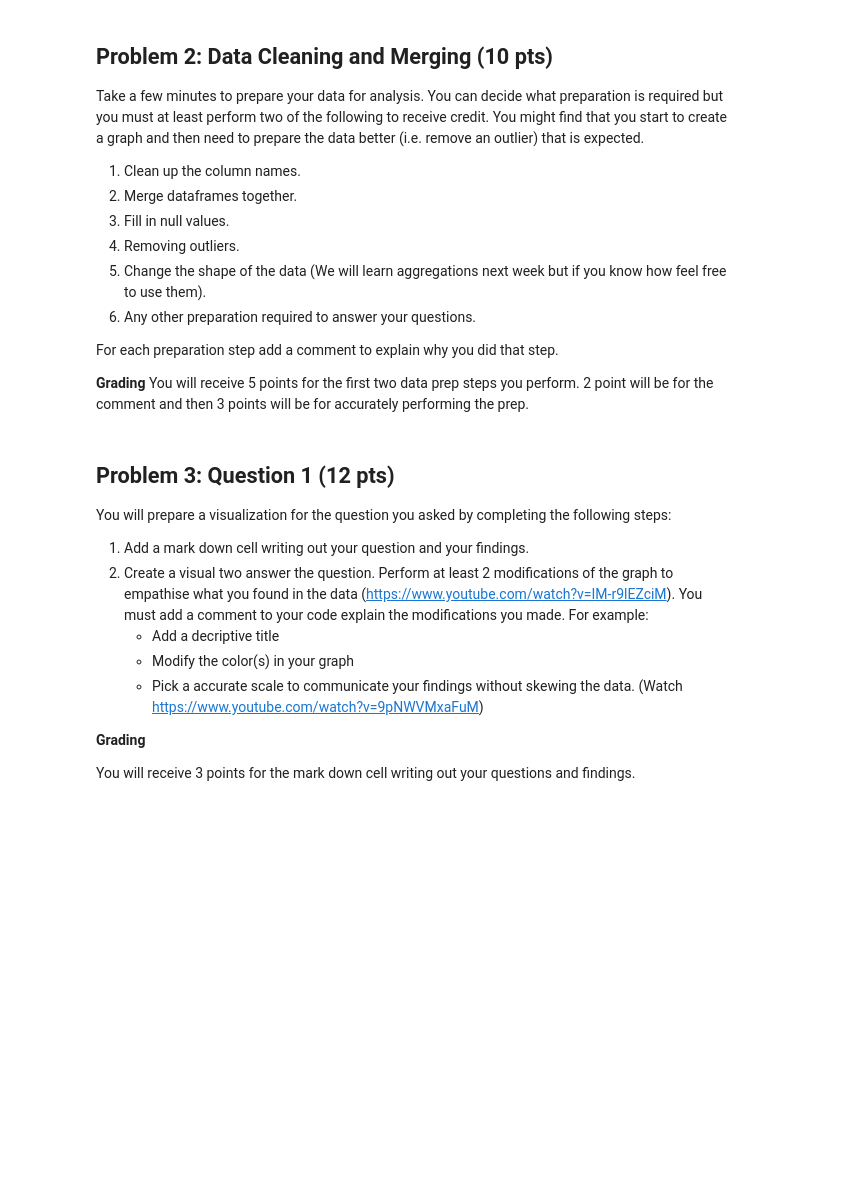
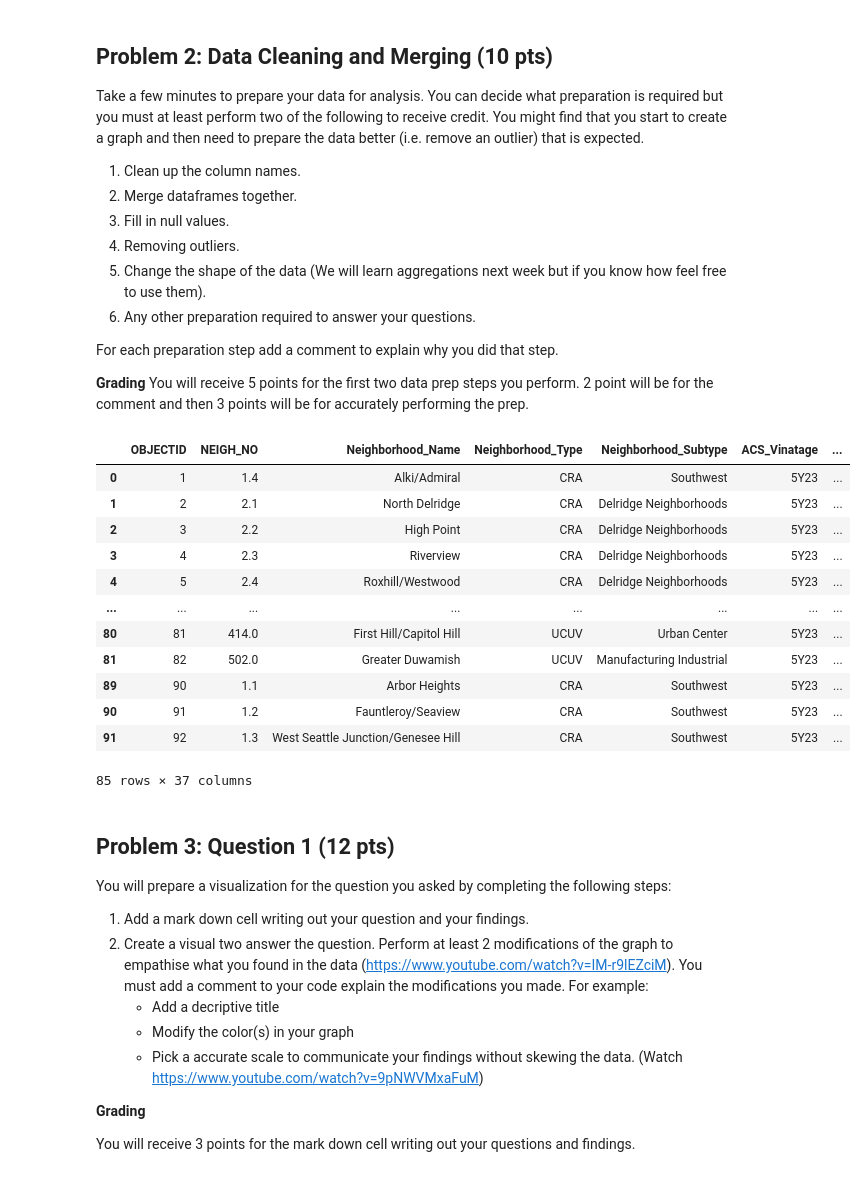
Before and after one commit to jklinck/AD450Winter2026, a Jupyter notebook: week_9_viz_determ.ipynb, the cells around one changed output. Cells and saved outputs as stored; diff of their text form; code cells hidden in the pictures; blank space fills up the shorter version.

```diff
--- a/week_9_viz_determ.ipynb
+++ b/week_9_viz_determ.ipynb
@@ -199,6 +203,25 @@ Take a few minutes to prepare your data for analysis. You can decide what prepar
 For each preparation step add a comment to explain why you did that step.
 
 **Grading** You will receive 5 points for the first two data prep steps you perform. 2 point will be for the comment and then 3 points will be for accurately performing the prep.
+# %%
+dis_health_df.dropna()
+# income_df.dropna()    if you do this it deletes all of the rows
+dis_health_df = dis_health_df.rename(columns = {"Population_18_years_and_Over": "Population_18+", "Population_18_to_64_years": "Population_18-64"})
+dis_health_df.dropna()
+# %% [output]
+|  | OBJECTID | NEIGH_NO | Neighborhood_Name | Neighborhood_Type | Neighborhood_Subtype | ACS_Vinatage | ... |
+| 0 | 1 | 1.4 | Alki/Admiral | CRA | Southwest | 5Y23 | ... |
+| 1 | 2 | 2.1 | North Delridge | CRA | Delridge Neighborhoods | 5Y23 | ... |
+| 2 | 3 | 2.2 | High Point | CRA | Delridge Neighborhoods | 5Y23 | ... |
+| 3 | 4 | 2.3 | Riverview | CRA | Delridge Neighborhoods | 5Y23 | ... |
+| 4 | 5 | 2.4 | Roxhill/Westwood | CRA | Delridge Neighborhoods | 5Y23 | ... |
+| ... | ... | ... | ... | ... | ... | ... | ... |
+| 80 | 81 | 414.0 | First Hill/Capitol Hill | UCUV | Urban Center | 5Y23 | ... |
+| 81 | 82 | 502.0 | Greater Duwamish | UCUV | Manufacturing Industrial | 5Y23 | ... |
+| 89 | 90 | 1.1 | Arbor Heights | CRA | Southwest | 5Y23 | ... |
+| 90 | 91 | 1.2 | Fauntleroy/Seaview | CRA | Southwest | 5Y23 | ... |
+| 91 | 92 | 1.3 | West Seattle Junction/Genesee Hill | CRA | Southwest | 5Y23 | ... |
+85 rows × 37 columns
 # %% [markdown]
 ## Problem 3: Question 1 (12 pts)
 
```
Also changed, not shown: parts of 2 cells of this notebook.
